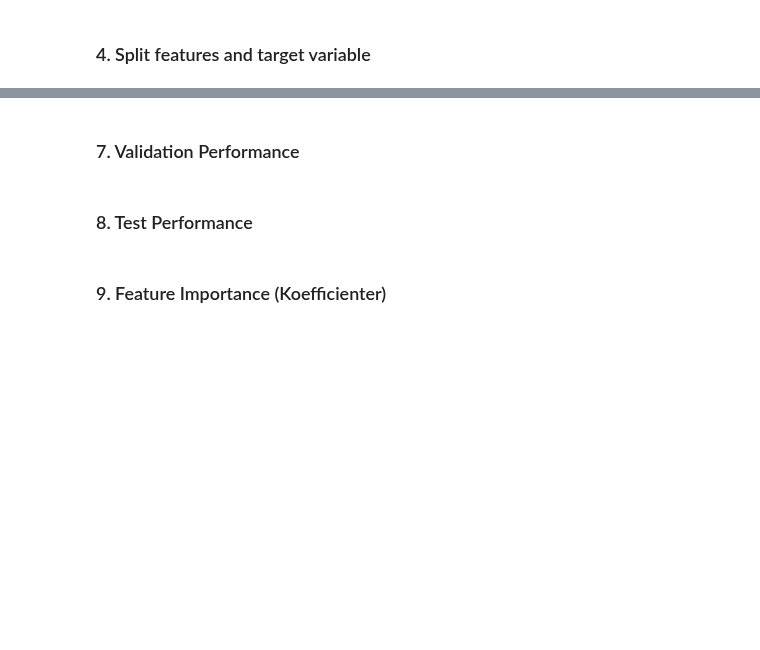
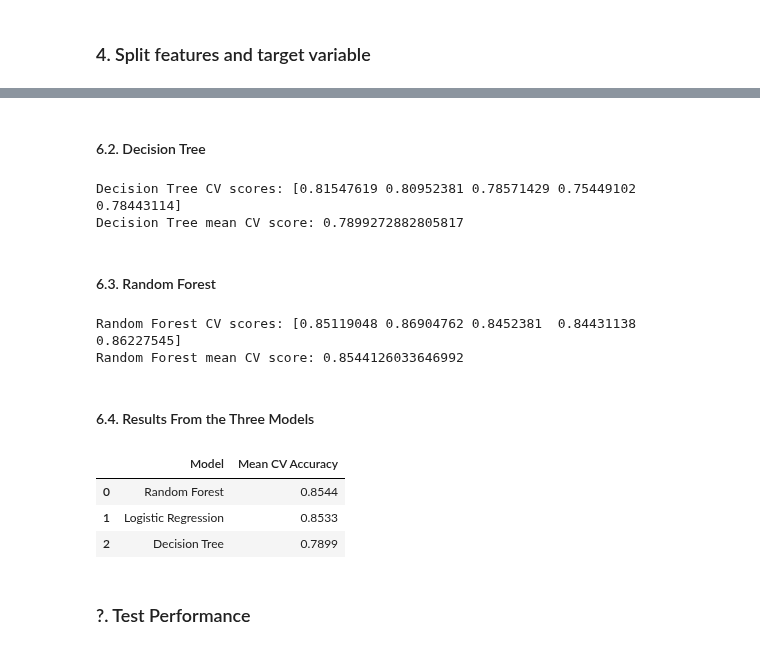
Before and after one commit to Avisonix/AML-Gruppe30, a Jupyter notebook: InProgess/IdaData.ipynb, the cells around one changed output, grey strips where cells are left out. Saved outputs shown, nothing was run; the diff lists cells and outputs as text; code cells hidden in the pictures; blank space fills up the shorter version.

```diff
--- a/InProgess/IdaData.ipynb
+++ b/InProgess/IdaData.ipynb
@@ -12,7 +21,7 @@ import numpy as np
 # %% [markdown]
 ### 2. Load dataset and inspect it
 # %%
-df = pd.read_csv("../data/raw/train.csv")
+df = pd.read_csv("../../data/raw/train.csv")
 
 # Print the shape of the dataframe
 df.shape
@@ -168,2 +188,73 @@ LogisticRegression(max_iter=500, random_state=42, solver='liblinear')
+# %% [markdown]
+#### 6.2. Decision Tree
+# %%
+# Decision Tree without scaling (tree models are scale-invariant)
+dt_model = DecisionTreeClassifier(
+    random_state=42
+)
+
+# Run cross-validation on the training data
+dt_cv_scores = cross_val_score(
+    dt_model,
+    X_train,
+    y_train,
+    cv=cv,
+    scoring="accuracy"
+)
+
+# Print Decision Tree CV scores
+print("Decision Tree CV scores:", dt_cv_scores)
+print("Decision Tree mean CV score:", dt_cv_scores.mean())
+# %% [output]
+Decision Tree CV scores: [0.81547619 0.80952381 0.78571429 0.75449102 0.78443114]
+Decision Tree mean CV score: 0.7899272882805817
+# %% [markdown]
+#### 6.3. Random Forest
+# %%
+# Random Forest without scaling
+rf_model = RandomForestClassifier(
+    n_estimators=200,
+    random_state=42,
+    n_jobs=-1
+)
+
+# Run cross-validation on the training data
+rf_cv_scores = cross_val_score(
+    rf_model,
+    X_train,
+    y_train,
+    cv=cv,
+    scoring="accuracy"
+)
+
+# Print Random Forest CV scores
+print("Random Forest CV scores:", rf_cv_scores)
+print("Random Forest mean CV score:", rf_cv_scores.mean())
+# %% [output]
+Random Forest CV scores: [0.85119048 0.86904762 0.8452381  0.84431138 0.86227545]
+Random Forest mean CV score: 0.8544126033646992
+# %% [markdown]
+#### 6.4. Results From the Three Models
+# %%
+# Collect CV results from the three models
+results = {
+    "Logistic Regression": lt_cv_scores.mean(),
+    "Decision Tree": dt_cv_scores.mean(),
+    "Random Forest": rf_cv_scores.mean()
+}
+
+# Convert to a clean table
+results_table = pd.DataFrame({
+    "Model": list(results.keys()),
+    "Mean CV Accuracy": [round(v, 4) for v in results.values()]
+})
+
+# Display results sorted by accuracy
+results_table.sort_values("Mean CV Accuracy", ascending=False).reset_index(drop=True)
+# %% [output]
+|  | Model | Mean CV Accuracy |
+| 0 | Random Forest | 0.8544 |
+| 1 | Logistic Regression | 0.8533 |
+| 2 | Decision Tree | 0.7899 |
 # %% [markdown]
-### 7. Validation Performance
+### ?. Test Performance
@@ -177,2 +260,0 @@ LogisticRegression(max_iter=500, random_state=42, solver='liblinear')
-# %% [markdown]
-### 8. Test Performance
@@ -186,2 +260,0 @@ LogisticRegression(max_iter=500, random_state=42, solver='liblinear')
-# %% [markdown]
-### 9. Feature Importance (Koefficienter)
```
Also changed, not shown: parts of 11 cells of this notebook.
